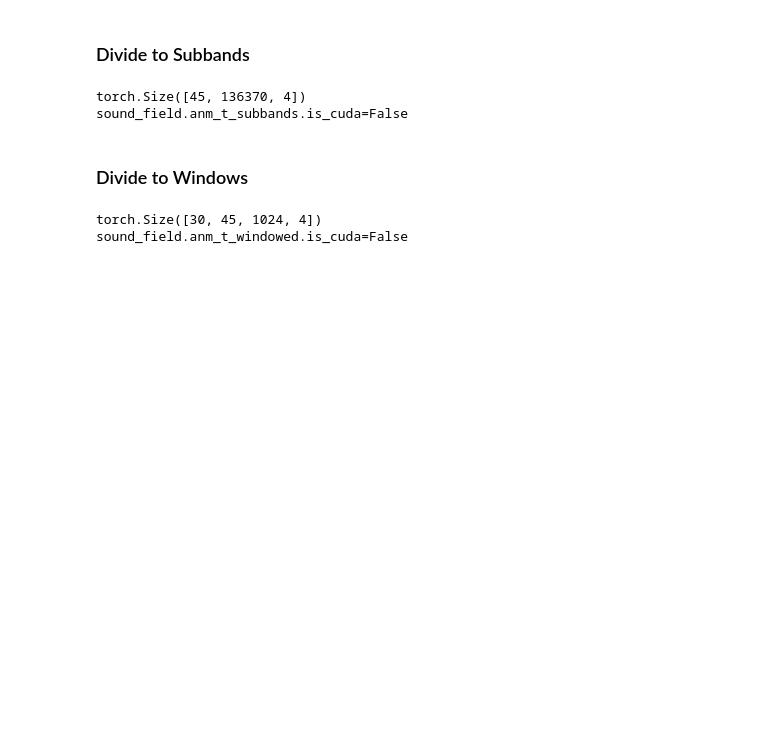
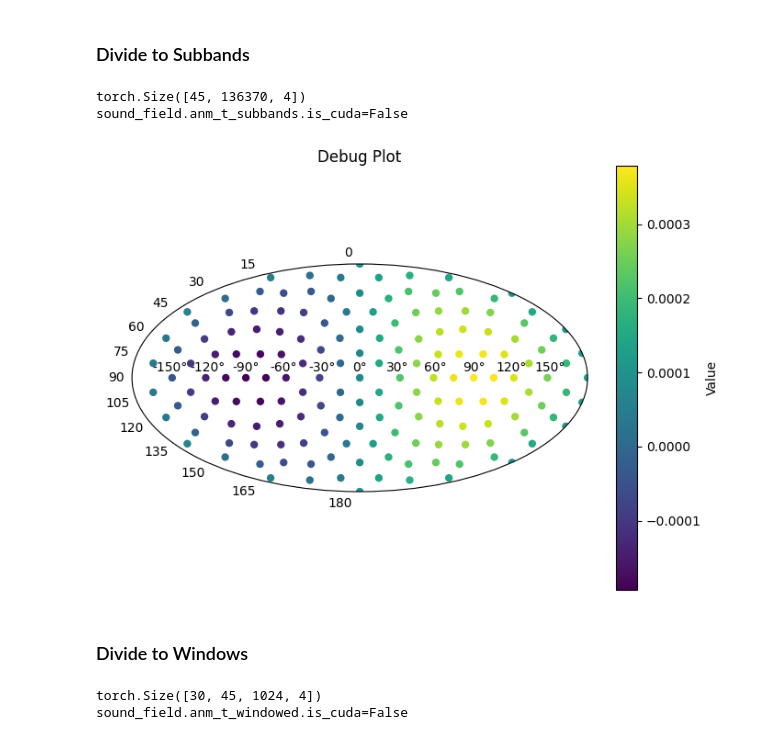
Before and after one commit to Amitmils/AmbisonicUpscaling, a Jupyter notebook: run_script.ipynb, the cells around one changed output. Saved outputs shown, nothing was run; the diff lists cells and outputs as text; code cells hidden in the pictures; blank space fills up the shorter version.

```diff
--- a/run_script.ipynb
+++ b/run_script.ipynb
@@ -97,6 +97,15 @@ print(f"{sound_field.anm_t_subbands.is_cuda=}")
 # %% [output]
 torch.Size([45, 136370, 4])
 sound_field.anm_t_subbands.is_cuda=False
+# %%
+Y_p = utils.create_sh_matrix(
+    input_order, zen=sound_field.P_th, azi=sound_field.P_ph
+)
+debug = torch.sum(sound_field.anm_t_subbands, dim=0)
+debug_for_plot = torch.matmul(Y_p.t(),anm_t[0])
+utils.plot_on_2D(values=debug_for_plot,azi=sound_field.P_ph,zen=sound_field.P_th, title="Debug Plot")
+# %% [output]
+[figure, added]
 # %% [markdown]
 ### Divide to Windows
 # %%
```
Also changed, not shown: parts of 9 cells of this notebook, 5 other files.
